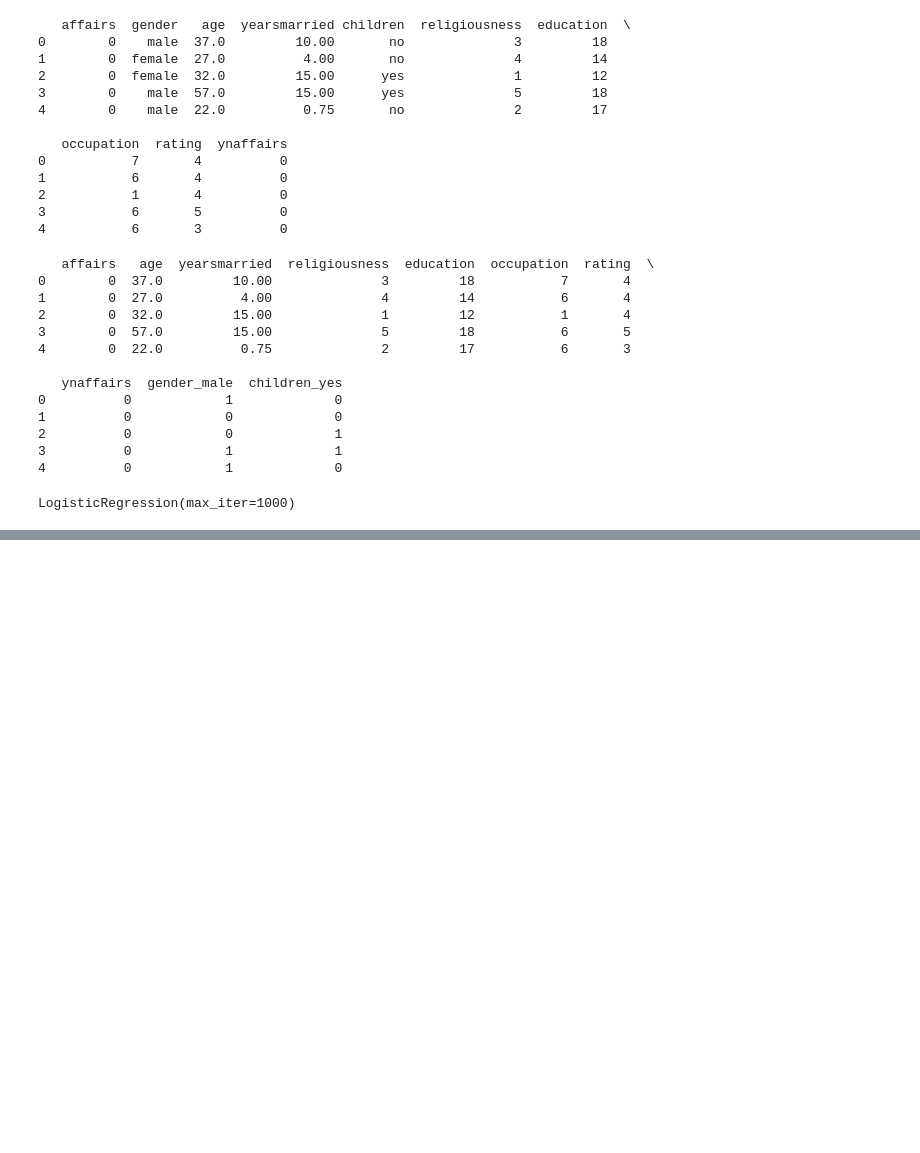
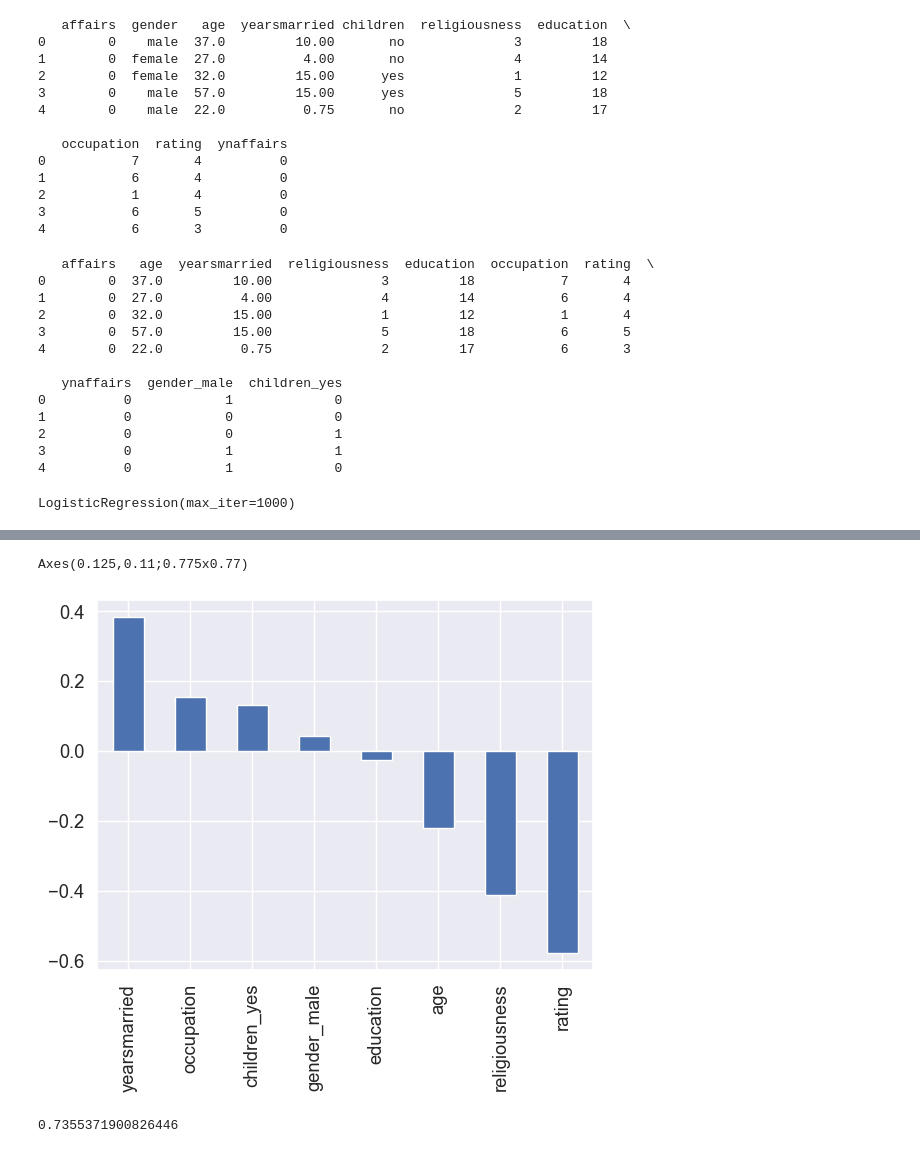
Before and after one commit to silverbacon9/Machine-Learning, a Jupyter notebook: code test/2. Classification/2. Classification test.ipynb, the cells around one changed output, grey strips where cells are left out. Saved outputs shown, nothing was run; the diff lists cells and outputs as text; code cells hidden in the pictures; blank space fills up the shorter version.

```diff
--- a/code test/2. Classification/2. Classification test.ipynb
+++ b/code test/2. Classification/2. Classification test.ipynb
@@ -187,0 +288,7 @@ ValueError: could not convert string to float: 'male'
+# %%
+# To get the weights of all the variables
+weights = pd.Series(model.coef_[0], index=X.columns.values)
+print (weights.sort_values(ascending = False)[:15].plot(kind='bar'))
+# %% [output]
+Axes(0.125,0.11;0.775x0.77)
+[figure, added]
@@ -187,0 +297,10 @@ ValueError: could not convert string to float: 'male'
+# %%
+from sklearn.svm import SVC
+from sklearn import metrics
+
+model_svm = SVC(kernel='rbf')
+model_svm.fit(X_train,y_train)
+y_test_pred_svm = model_svm.predict(X_test)
+metrics.accuracy_score(y_test, y_test_pred_svm)
+# %% [output]
+0.7355371900826446
```
Also changed, not shown: parts of 19 cells of this notebook.
